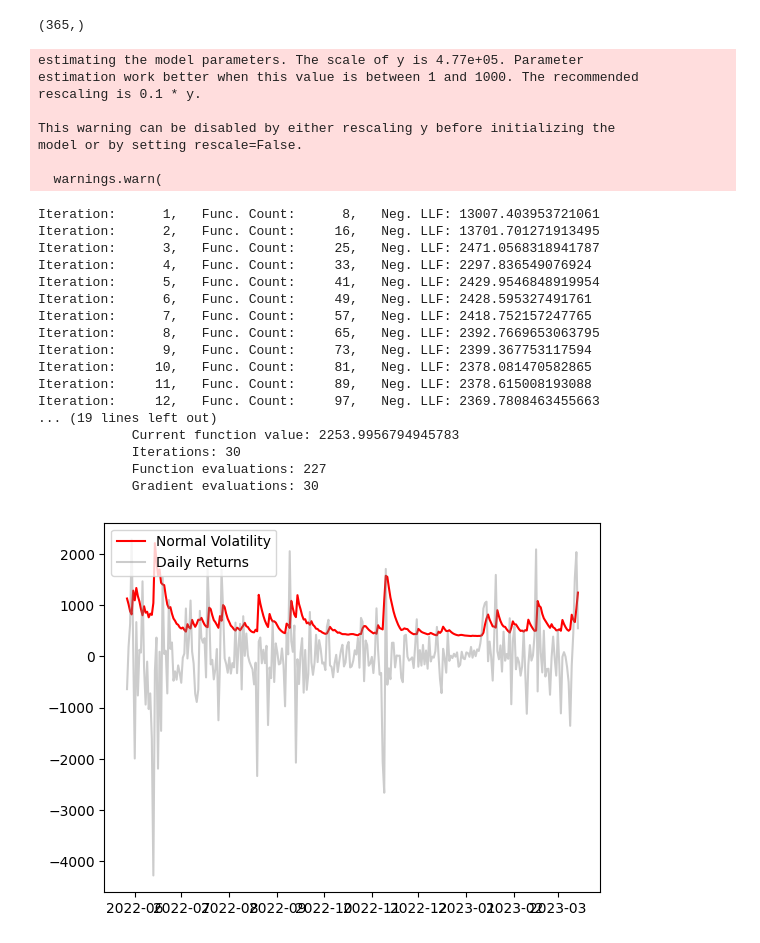
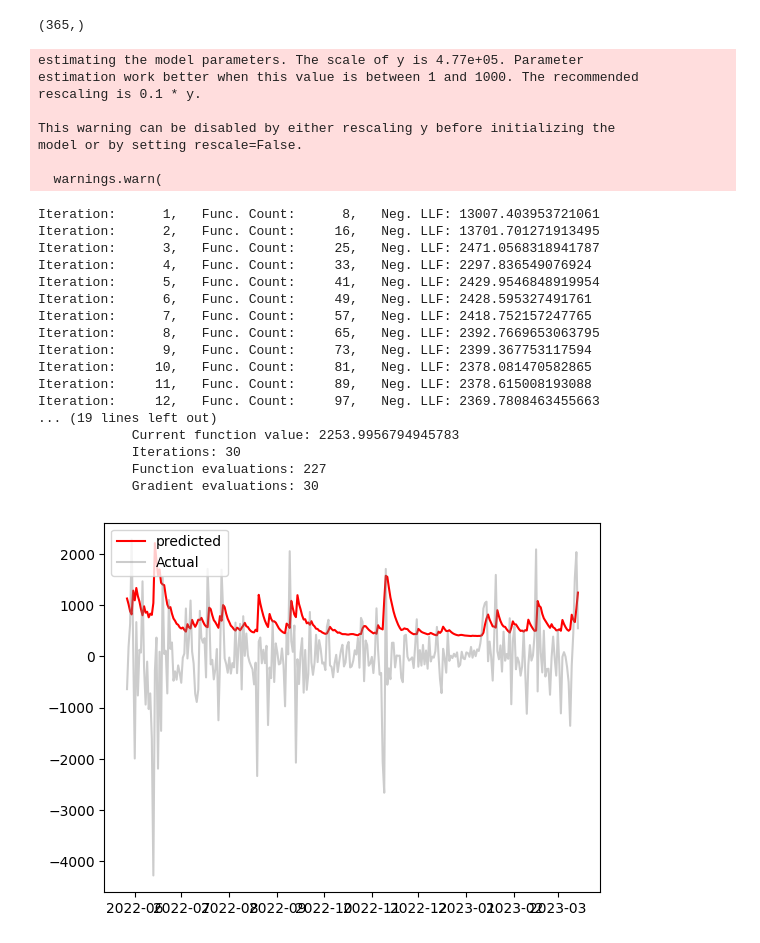
Before and after one commit to anassaberhouch/garch, a Jupyter notebook: grch.ipynb, the cells around one changed output. Cells and saved outputs as stored; diff of their text form; code cells hidden in the pictures.

```diff
--- a/grch.ipynb
+++ b/grch.ipynb
@@ -183,34 +183,34 @@ skewt_vol = skewt_result.conditional_volatility
 
 # Plot model fitting results
 #plt.plot(train.index, skewt_vol, color = 'gold', label = 'Skewed-t Volatility')
-plt.plot(train.index, gm_std[:292   ], color = 'red', label = 'Normal Volatility')
-plt.plot(train.index, train, color = 'grey', label = 'Daily Returns', alpha = 0.4)
+plt.plot(train.index, gm_std[:292   ], color = 'red', label = 'predicted')
+plt.plot(train.index, train, color = 'grey', label = 'Actual', alpha = 0.4)
 plt.legend(loc = 'upper left')
 plt.show()
 # %% [output]
 estimating the model parameters. The scale of y is 4.77e+05. Parameter
 estimation work better when this value is between 1 and 1000. The recommended
 rescaling is 0.1 * y.
 
 This warning can be disabled by either rescaling y before initializing the
 model or by setting rescale=False.
 
   warnings.warn(
 Iteration:      1,   Func. Count:      8,   Neg. LLF: 13007.403953721061
 Iteration:      2,   Func. Count:     16,   Neg. LLF: 13701.701271913495
 Iteration:      3,   Func. Count:     25,   Neg. LLF: 2471.0568318941787
 Iteration:      4,   Func. Count:     33,   Neg. LLF: 2297.836549076924
 Iteration:      5,   Func. Count:     41,   Neg. LLF: 2429.9546848919954
 Iteration:      6,   Func. Count:     49,   Neg. LLF: 2428.595327491761
 Iteration:      7,   Func. Count:     57,   Neg. LLF: 2418.752157247765
 Iteration:      8,   Func. Count:     65,   Neg. LLF: 2392.7669653063795
 Iteration:      9,   Func. Count:     73,   Neg. LLF: 2399.367753117594
 Iteration:     10,   Func. Count:     81,   Neg. LLF: 2378.081470582865
 Iteration:     11,   Func. Count:     89,   Neg. LLF: 2378.615008193088
 Iteration:     12,   Func. Count:     97,   Neg. LLF: 2369.7808463455663
 ... (19 lines left out)
             Current function value: 2253.9956794945783
             Iterations: 30
             Function evaluations: 227
             Gradient evaluations: 30
-[figure, old version]
+[figure, new version]
```
